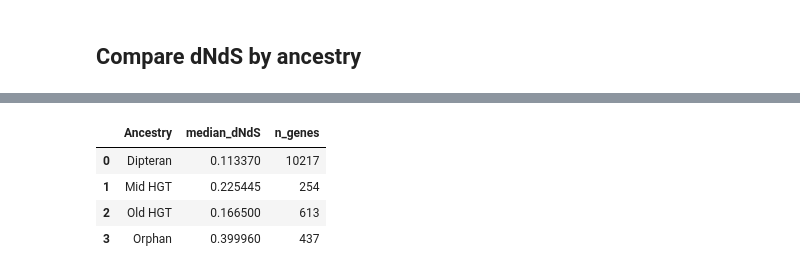
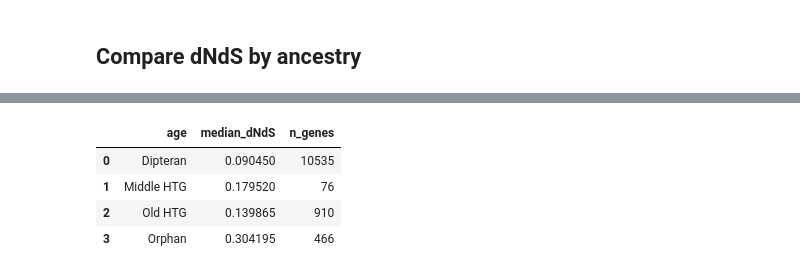
Before and after one commit to rishabhrajkapoor/Bradysia_coprophila_HGT, a Jupyter notebook: pairwise_dnds.ipynb, the cells around one changed output, grey strips where cells are left out. Saved outputs shown, nothing was run; the diff lists cells and outputs as text; code cells hidden in the pictures.

```diff
--- a/pairwise_dnds.ipynb
+++ b/pairwise_dnds.ipynb
@@ -560,9 +440,0 @@ upsetdf
-# %%
-
-import ast
-old_seqs=set()
-for index, row in dftree[dftree.age_estimate=='old'].iterrows():
-    old_seqs=old_seqs|set(ast.literal_eval(row.coprophila_seqs))
-mid_seqs=set()
-for index, row in dftree[dftree.age_estimate=='mid'].iterrows():
-    mid_seqs=mid_seqs|set(ast.literal_eval(row.coprophila_seqs))
@@ -573,2 +440,0 @@ dipt=set(di[di.type=='dipt'].index)
-# %%
-dNdS=dNdS[dNdS.dNdS<999]
@@ -589,0 +443,9 @@ df = pd.DataFrame([(value, name) for name, group in zip(names, data) for value i
+# %%
+for index, row in dNdS.iterrows():
+    if index in agedf.index:
+        dNdS.loc[index,'age']=agedf.loc[index,'phylostratum']
+    else:
+         dNdS.loc[index,'age']=dNdS.loc[index,'type']
+# %%
+dNdS=dNdS[dNdS.age.isin([3,4,5,'Dipteran','Orphan'])]
+dNdS['age']=dNdS['age'].replace({3:'Middle HTG',4:'Old HTG',5:'Old HTG'})
@@ -632,18 +588,18 @@ print(mw_results)
 # %%
 summary_df = (
-    df
-    .dropna(subset=['dNdS', 'Ancestry'])
-    .groupby('Ancestry')
+    dNdS
+    .dropna(subset=['dNdS', 'age'])
+    .groupby('age')
     .agg(
         median_dNdS=('dNdS', 'median'),
         n_genes=('dNdS', 'size')
     )
     .reset_index()
 )
 summary_df
 # %% [output]
-|  | Ancestry | median_dNdS | n_genes |
-| 0 | Dipteran | 0.113370 | 10217 |
-| 1 | Mid HGT | 0.225445 | 254 |
-| 2 | Old HGT | 0.166500 | 613 |
-| 3 | Orphan | 0.399960 | 437 |
+|  | age | median_dNdS | n_genes |
+| 0 | Dipteran | 0.090450 | 10535 |
+| 1 | Middle HTG | 0.179520 | 76 |
+| 2 | Old HTG | 0.139865 | 910 |
+| 3 | Orphan | 0.304195 | 466 |
```
Also changed, not shown: parts of 49 cells of this notebook, 27 other files.
